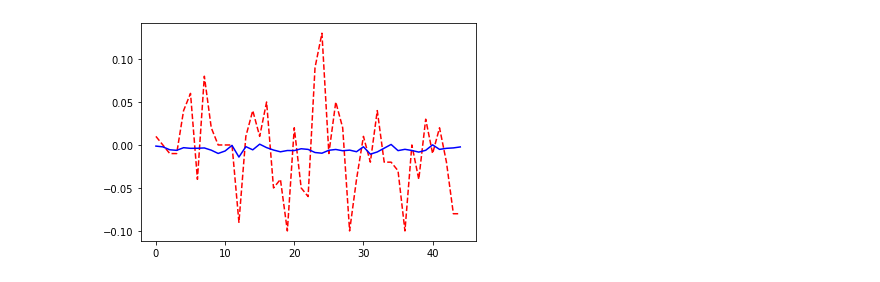
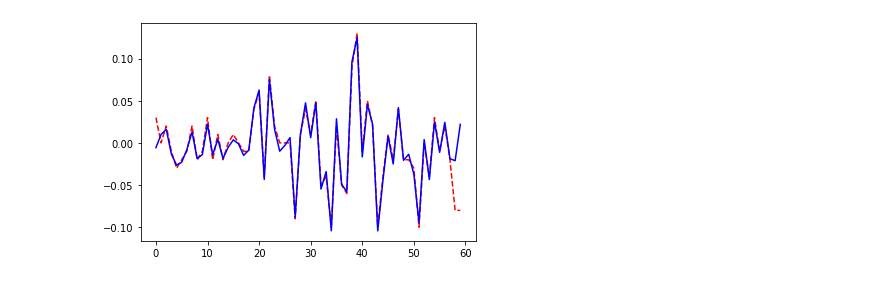
Before and after one commit to matrixleon18/SHUFE, a Jupyter notebook: jupyterlab/Model_RNN.ipynb, the cells around one changed output. Saved outputs shown, nothing was run; the diff lists cells and outputs as text; code cells hidden in the pictures.

```diff
--- a/jupyterlab/Model_RNN.ipynb
+++ b/jupyterlab/Model_RNN.ipynb
@@ -1,7 +1,7 @@
 # %%
 # 最基本的RNN模型
 # %%
-# GPU -- 准备来做一个GPU版本的RNN
+# 准备数据
 import torch
 import torch.nn as nn
 from torch.autograd import Variable
@@ -25,20 +25,20 @@ print(dataset.shape)
 # 方法2，将数据按照BATCH_SIZE的窗口进行滑动，每个窗口数据做一组
 
 # # 数据转成sequence的格式，这里定义每个seq的长度
-seq_len = 45
+SEQ_LEN = 60
 BATCH_SIZE = 1                                                    # 注意：BATCH_SIZE是要能够整除seq_count的
 
 # 把数据切换成 BATCH_SIZE 的一个个batch
 rolling_data = pd.DataFrame()
-for i in dataset.rolling(seq_len):
-    if i.shape[0] == seq_len:
+for i in dataset.rolling(SEQ_LEN):
+    if i.shape[0] == SEQ_LEN:
         rolling_data = rolling_data.append(i)
 
-rolling_data = rolling_data.values.reshape(-1, seq_len, dataset.shape[1])                 # 数据一共是 seq_count x seq_len x (in_dim+1)
+rolling_data = rolling_data.values.reshape(-1, SEQ_LEN, dataset.shape[1])                 # 数据一共是 seq_count x seq_len x (in_dim+1)
 
 print("rolling_data shape: {}".format(rolling_data.shape))
 print("seq count: {}".format(rolling_data.shape[0]))                                       # 所以一共有 seq_count 列数据，每一行的数据是123维 （包括y）
-print("seq length: {}".format(seq_len))
+print("seq length: {}".format(SEQ_LEN))
 
 
 total_batch_count = int(rolling_data.shape[0]/BATCH_SIZE)                                   # 把数据规划成 batch_count 个 batch
@@ -46,7 +46,7 @@ total_batch_count = int(rolling_data.shape[0]/BATCH_SIZE)
 print("total batch count: {}".format(total_batch_count))
 print("batch size: {}".format(BATCH_SIZE))
 
-rolling_data = rolling_data.reshape(total_batch_count, BATCH_SIZE, seq_len, dataset.shape[1])  # 把数据转成 total_batch_count x BATCH_SIZE x seq_len x in_dim 格式
+rolling_data = rolling_data.reshape(total_batch_count, BATCH_SIZE, SEQ_LEN, dataset.shape[1])  # 把数据转成 total_batch_count x BATCH_SIZE x seq_len x in_dim 格式
 rolling_data = torch.tensor(rolling_data)
 print("rolling_data: {}".format(rolling_data.shape))
 
@@ -223,13 +202,14 @@ Wall time: 1h 45min 57s
+# %%
+# 加载模型
+model = torch.load('\Model_RNN.pkl')
 # %%
-# GPU -- 用模型来做测试数据的误差
+# 用模型来做测试数据的预测
 
 for step in range(test_batch_count):
-    pred = model(test_x[step])
-
-    loss = loss_func(pred, test_y[step].to(device))
+    pred, h_state = model(test_x[step])
+    loss = loss_func(pred, test_y[step])
 
     print("Prediction: {:.2f}".format(float(pred[-1][-1].data)))
-
     print("loss : {:.6f}".format(float(loss.data)))
 
     # print(test_y[step][-1].flatten().shape)
@@ -244,10 +224,4 @@ for step in range(test_batch_count):
     plt.plot(actual_line, 'r--')
     plt.plot(pred_line, 'b-')
     plt.show()
-
-# actual_line = np.array(test_y[-1]).flatten().tolist()
-# pred_line = pred.data.numpy().flatten().tolist()
-
-# actual_line = np.array(test_y[0][-1]).flatten().tolist()
-# pred_line = pred[-1].data.numpy().flatten().tolist()
 # %% [output]
@@ -256 +230 @@ loss : 0.002546
-[figure, old version]
+[figure, new version]
```
Also changed, not shown: parts of 5 cells of this notebook, 1 other file.
